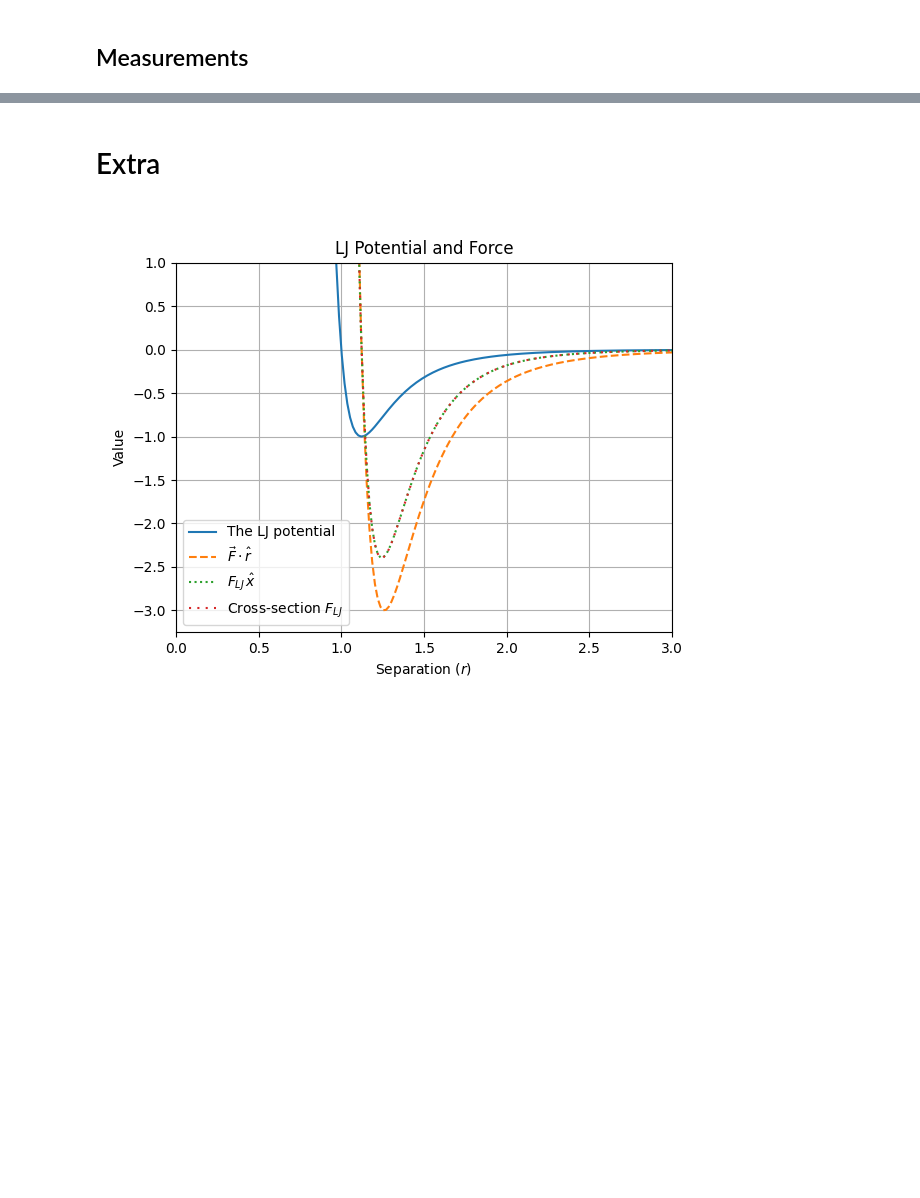
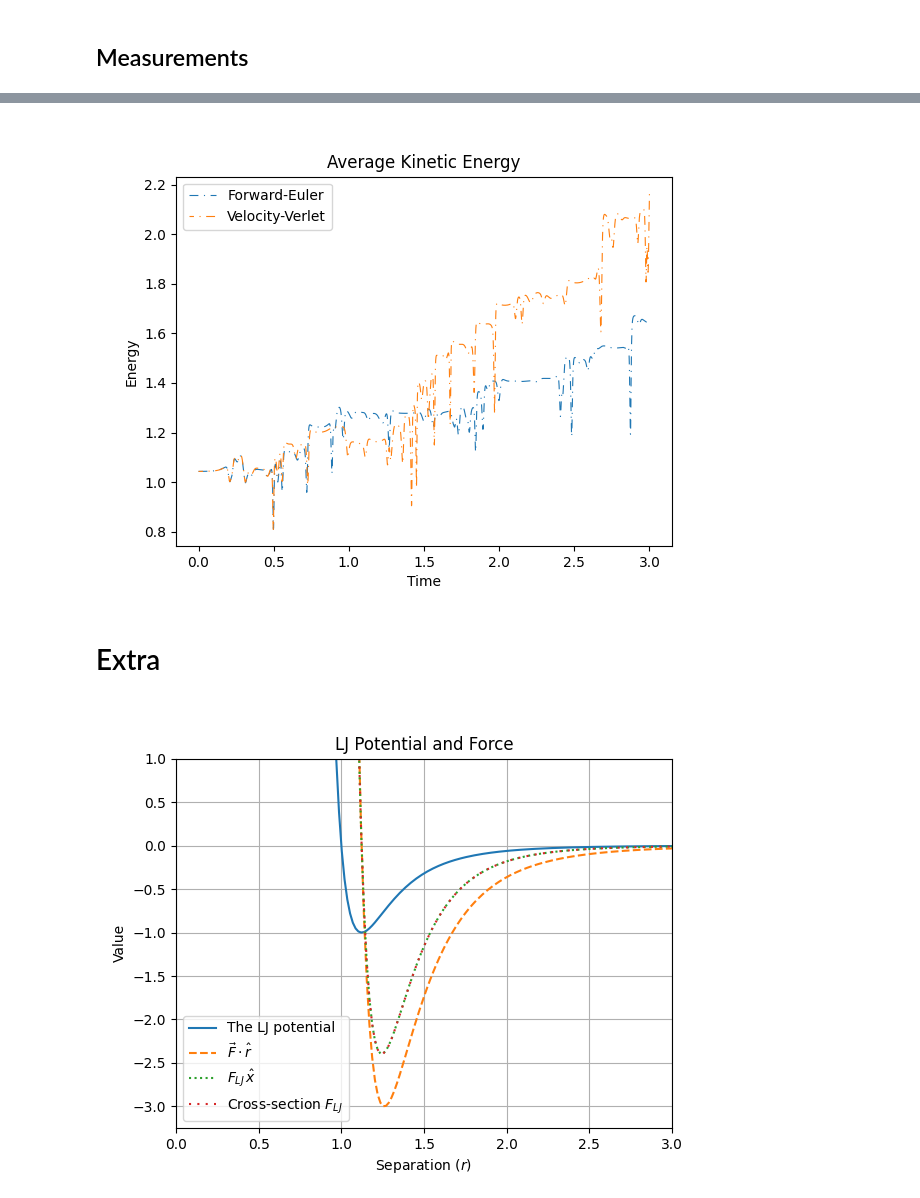
Before and after one commit to MetricManifold/SC9502, a Jupyter notebook: Assignment 3/solution.ipynb, the cells around one changed output, grey strips where cells are left out. Saved outputs shown, nothing was run; the diff lists cells and outputs as text; code cells hidden in the pictures; blank space fills up the shorter version.

```diff
--- a/Assignment 3/solution.ipynb
+++ b/Assignment 3/solution.ipynb
@@ -652,3 +624,15 @@ NameError: name 'velocities' is not defined
+# %%
+plt.clf()
+for n in [0, 2]:
+    plt.plot(ts, temp[n], linestyle=(2 * n, (8, 5, 1, 5)), linewidth=0.8, label="{}".format(solver_str[n]))
+
+plt.title("Average Kinetic Energy")
+plt.ylabel("Energy")
+plt.xlabel("Time")
+plt.legend()
+plt.show()
+# %% [output]
+[figure, added]
 # %% [markdown]
 # Extra
 # %%
```
Also changed, not shown: parts of 5 cells of this notebook, 1 other file.
